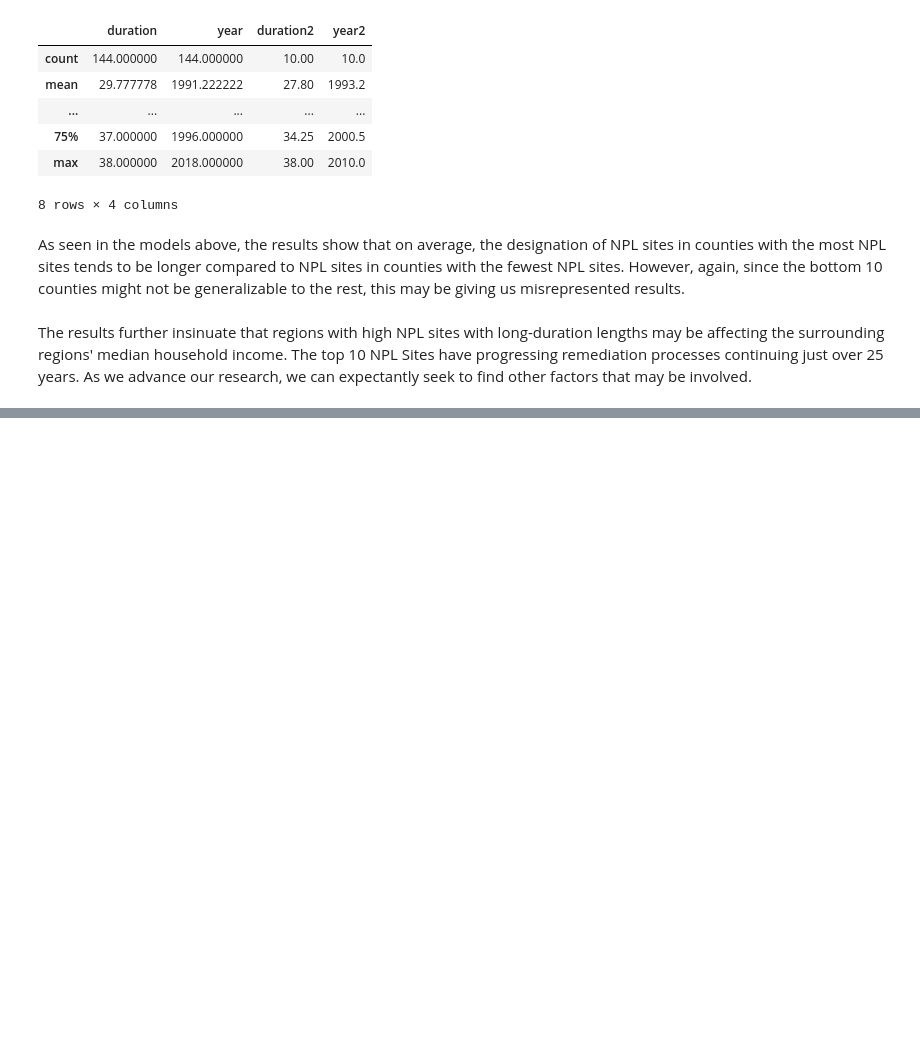
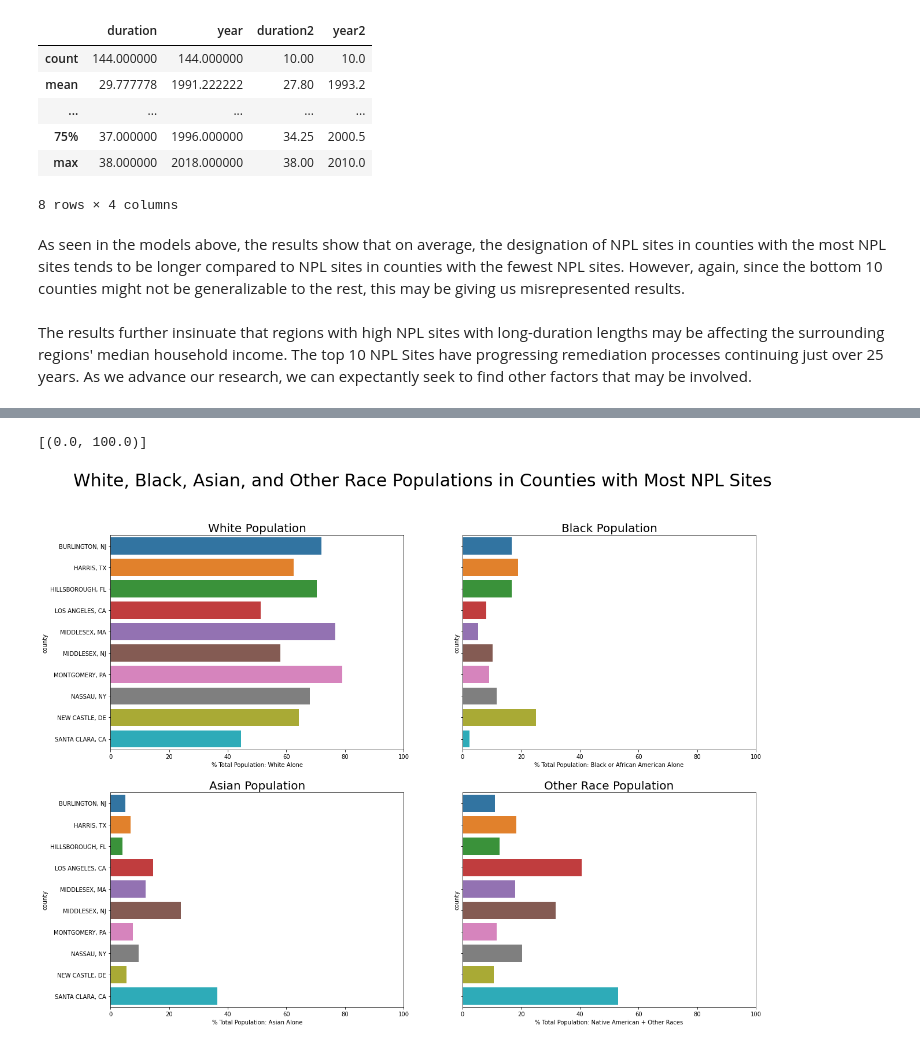
Before and after one commit to jeinuh/superfund-project, a Jupyter notebook: EDACheckpoint_group011.ipynb, the cells around one changed output, grey strips where cells are left out. Saved outputs shown, nothing was run; the diff lists cells and outputs as text; code cells hidden in the pictures; blank space fills up the shorter version.

```diff
--- a/EDACheckpoint_group011.ipynb
+++ b/EDACheckpoint_group011.ipynb
@@ -395,0 +504,5 @@ The results further insinuate that regions with high NPL sites with long-duratio
+# %%
+other_race = popper_df['% Total Population: Asian Alone']+popper_df['% Total Population: American Indian and Alaska Native Alone'] + popper_df['% Total Population: Native Hawaiian and Other Pacific Islander Alone'] + popper_df['% Total Population: Some Other Race Alone'] + popper_df['% Total Population: Two or More Races']
+popper_df["% Total Population: Native American + Other Races"] = other_race
+
+popper_df
@@ -395,0 +519,6 @@ The results further insinuate that regions with high NPL sites with long-duratio
+# %%
+popper_counties = popper_df['county'].value_counts().index.tolist()
+# %%
+popper_top_10 = popper_counties[0:10]
+popper_top_df = popper_df[popper_df['county'].isin(popper_top_10)]
+popper_top_df
@@ -395,0 +545,24 @@ The results further insinuate that regions with high NPL sites with long-duratio
+# %%
+fig, axes = plt.subplots(2, 2, figsize=(20, 15), sharey=True)
+fig.suptitle('White, Black, Asian, and Other Race Populations in Counties with Most NPL Sites', fontsize=30)
+
+
+white = sns.barplot(ax=axes[0,0], x='% Total Population: White Alone', y='county',data=popper_top_df)
+axes[0,0].set_title('White Population',fontsize=20)
+white.set(xlim=(0, 100))
+
+black = sns.barplot(ax=axes[0,1], x='% Total Population: Black or African American Alone', y='county', data=popper_top_df)
+axes[0,1].set_title('Black Population',fontsize=20)
+black.set(xlim=(0, 100))
+
+asian = sns.barplot(ax=axes[1,0], x='% Total Population: Asian Alone', y='county', data=popper_top_df)
+axes[1,0].set_title('Asian Population',fontsize=20)
+asian.set(xlim=(0, 100))
+
+
+other = sns.barplot(ax=axes[1,1], x='% Total Population: Native American + Other Races', y='county', data=popper_top_df)
+axes[1,1].set_title('Other Race Population',fontsize=20)
+other.set(xlim=(0,100))
+# %% [output]
+[(0.0, 100.0)]
+[figure, added]
```
Also changed, not shown: parts of 19 cells of this notebook.
